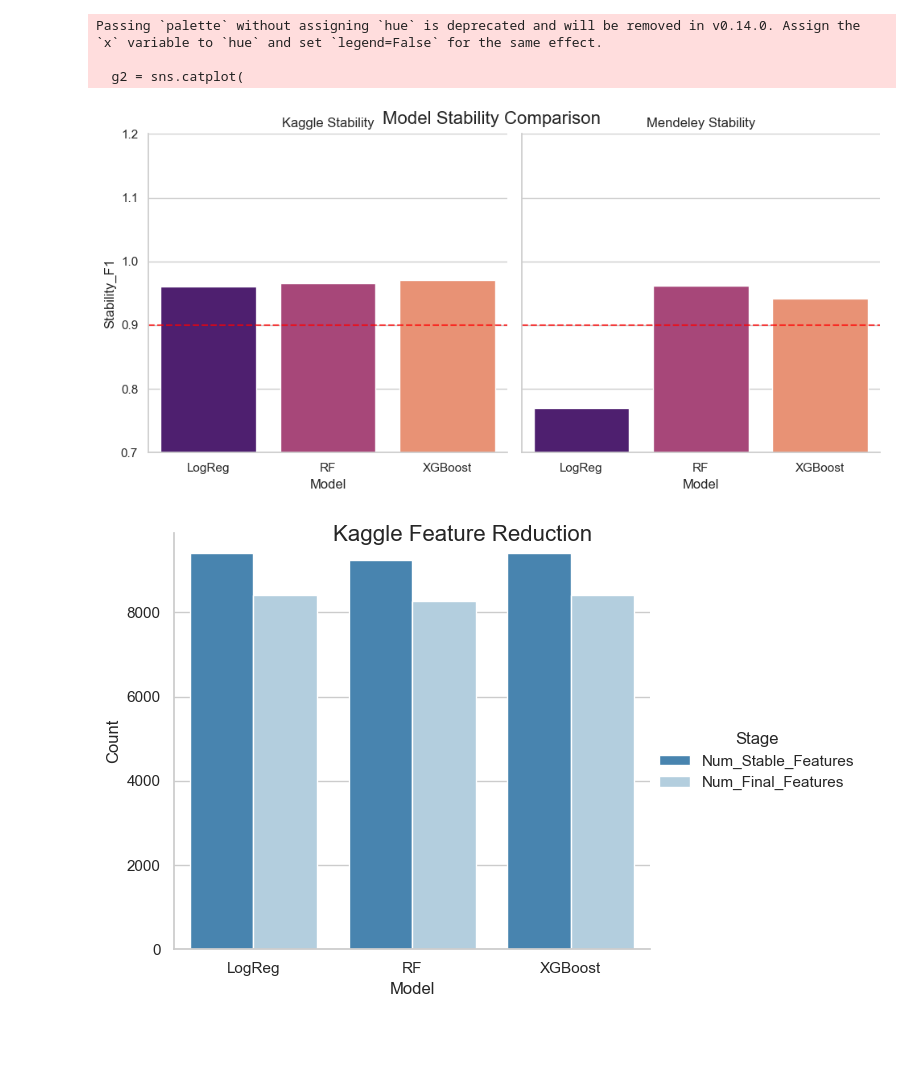
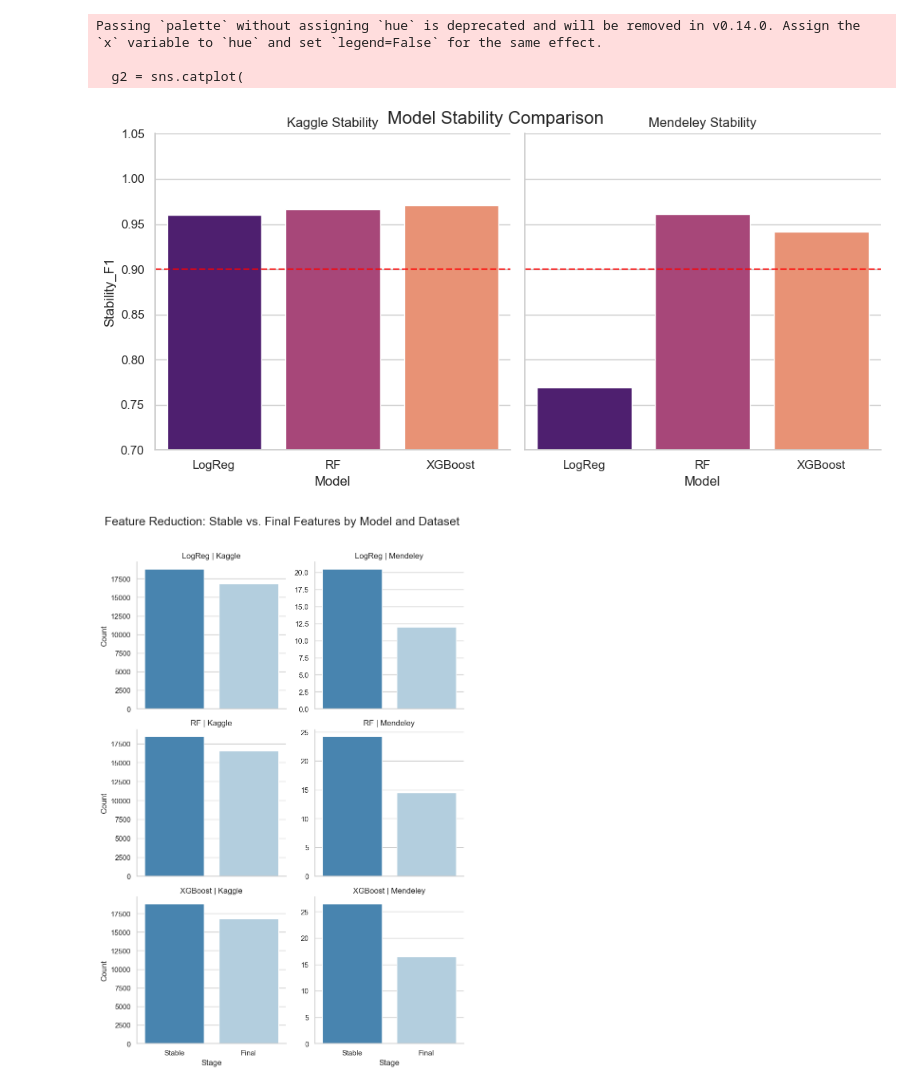
Before and after one commit to Ovais09/CSI5388-Group1-Project, a Jupyter notebook: src/phase_3_plots.ipynb, the cells around one changed output. Saved outputs shown, nothing was run; the diff lists cells and outputs as text; code cells hidden in the pictures; blank space fills up the shorter version.

Commit message:
phase 3 plots

```diff
--- a/src/phase_3_plots.ipynb
+++ b/src/phase_3_plots.ipynb
@@ -30,39 +30,99 @@ g1.set(ylim=(0.7, 1.05))
 
 plt.savefig('performance_summary.png', dpi=300)
 plt.show()
 
 # --- PLOT 2: Stability (Separated by Dataset) ---
 g2 = sns.catplot(
     data=df, kind="bar",
     x="Model", y="Stability_F1",
     col="Dataset", palette="magma", height=5, aspect=1, errorbar=None
 )
 g2.set_titles("{col_name} Stability")
 # Adding the threshold line to each subplot
 for ax in g2.axes.flat:
     ax.axhline(0.9, color='red', linestyle='--', alpha=0.7)
-    ax.set_ylim(0.7, 1.2)
+    ax.set_ylim(0.7, 1.05)  # Adjust y-axis limits to better visualize differences
 plt.savefig('stability_by_dataset.png', dpi=300)
 g2.fig.suptitle("Model Stability Comparison", fontsize=16)
 plt.show()
-# --- PLOT 3: Feature Counts (Separated by Dataset) ---
-df_feat = df.melt(id_vars=[ 'Model'],
+
+# --- PLOT 3: Feature Counts (6-Plot Grid) ---
+# Melt the dataframe to have a long format suitable for hue comparison
+df_feat = df.melt(id_vars=['Dataset', 'Model'],
                   value_vars=['Num_Stable_Features', 'Num_Final_Features'],
                   var_name='Stage', value_name='Count')
 
+# Using catplot with col and row to create the 6-plot matrix
 g3 = sns.catplot(
-    data=df_feat, kind="bar",
-    x="Model", y="Count", hue="Stage", palette="Blues_r", height=5, aspect=1.2, errorbar=None
+    data=df_feat,
+    kind="bar",
+    x="Stage",         # Stages on X-axis for better side-by-side comparison
+    y="Count",
+    hue="Stage",       # Different colors for Stable vs Final
+    col="Dataset",     # Creates columns for Kaggle and Mendeley
+    row="Model",       # Creates rows for XGBoost, Random Forest, Logistic Regression
+    palette="Blues_r",
+    height=4,
+    aspect=1,
+    sharey=False,      # Important: Datasets have vastly different scales
+    errorbar=None
 )
 
-g3.fig.suptitle("Kaggle Feature Reduction", fontsize=16)
-plt.savefig('feature_reduction_by_dataset.png', dpi=300)
+# Refine labels and titles
+g3.set_titles("{row_name} | {col_name}")
+g3.set_xticklabels(["Stable", "Final"])
+g3.fig.subplots_adjust(top=0.9)
+g3.fig.suptitle("Feature Reduction: Stable vs. Final Features by Model and Dataset", fontsize=18)
+
+# Save the grid
+plt.savefig('feature_reduction_matrix.png', dpi=300, bbox_inches='tight')
 
 plt.show()
+
+# --- PLOT 4: Total Feature Reduction (Original vs. Final) ---
+# Assuming 'Original_Count' is the total features after Hashing Vectorization (e.g., 32034)
+# and 'Num_Final_Features' is the result of your Phase 3 algorithm.
+original_counts = {
+    'Kaggle': 32856,
+    'Mendeley': 42
+}
+
+# 2. Add the original count to your dataframe for plotting
+df['Original_Count'] = df['Dataset'].map(original_counts)
+
+df_total = df.melt(id_vars=['Dataset', 'Model'],
+                   value_vars=['Original_Count', 'Num_Final_Features'],
+                   var_name='Feature_Set', value_name='Count')
+
+g4 = sns.catplot(
+    data=df_total,
+    kind="bar",
+    x="Dataset",
+    y="Count",
+    hue="Feature_Set",
+    col="Model",
+    palette="viridis",
+    height=5,
+    aspect=0.8,
+    errorbar = None,
+    sharey=True # Keeping sharey=True here helps show the scale of the reduction
+)
+# 5. Apply Log Scale to Y-axis
+for ax in g4.axes.flat:
+    ax.set_yscale("log")
+    ax.set_ylabel("Number of Features (Log Scale)")
+
+# 6. Formatting
+g4.set_titles("{col_name}")
+g4.set_xticklabels(["Kaggle", "Mendeley"])
+g4.fig.subplots_adjust(top=0.85)
+g4.fig.suptitle("Dimensionality Reduction: Original Space vs. Final Selection", fontsize=16)
+plt.savefig('original_vs_final_features.png', dpi=300, bbox_inches='tight')
+plt.show()
 # %% [output]
 [figure]
 Passing `palette` without assigning `hue` is deprecated and will be removed in v0.14.0. Assign the `x` variable to `hue` and set `legend=False` for the same effect.
 
   g2 = sns.catplot(
-[figure, old version]
+[figure, new version]
-[figure, old version]
+[figure, new version]
```
Also changed, not shown: parts of 1 cell of this notebook.
